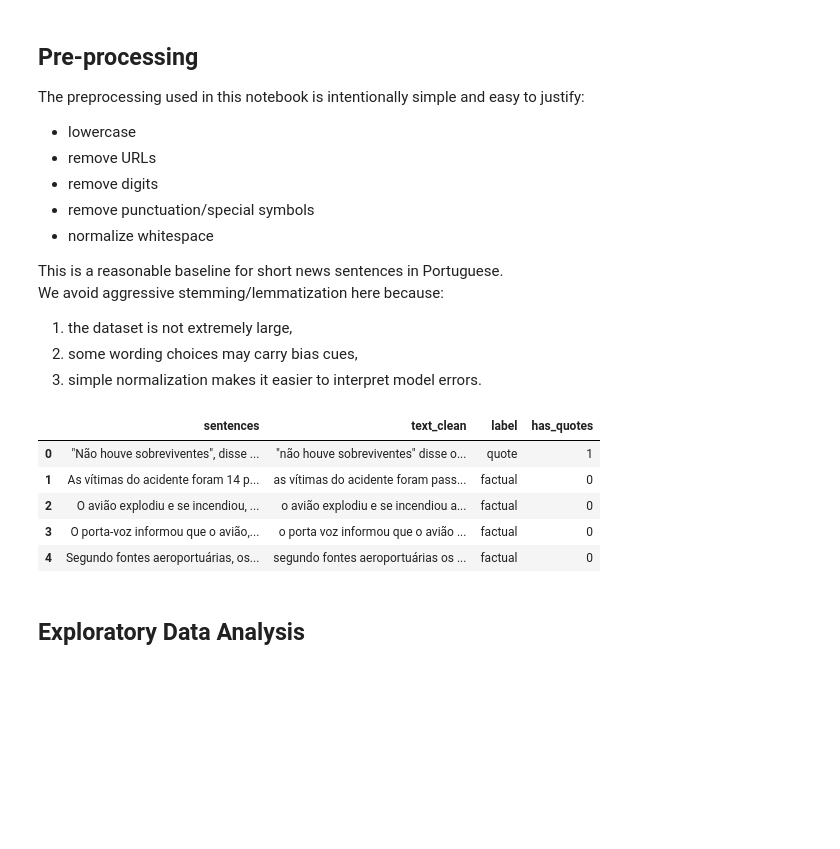
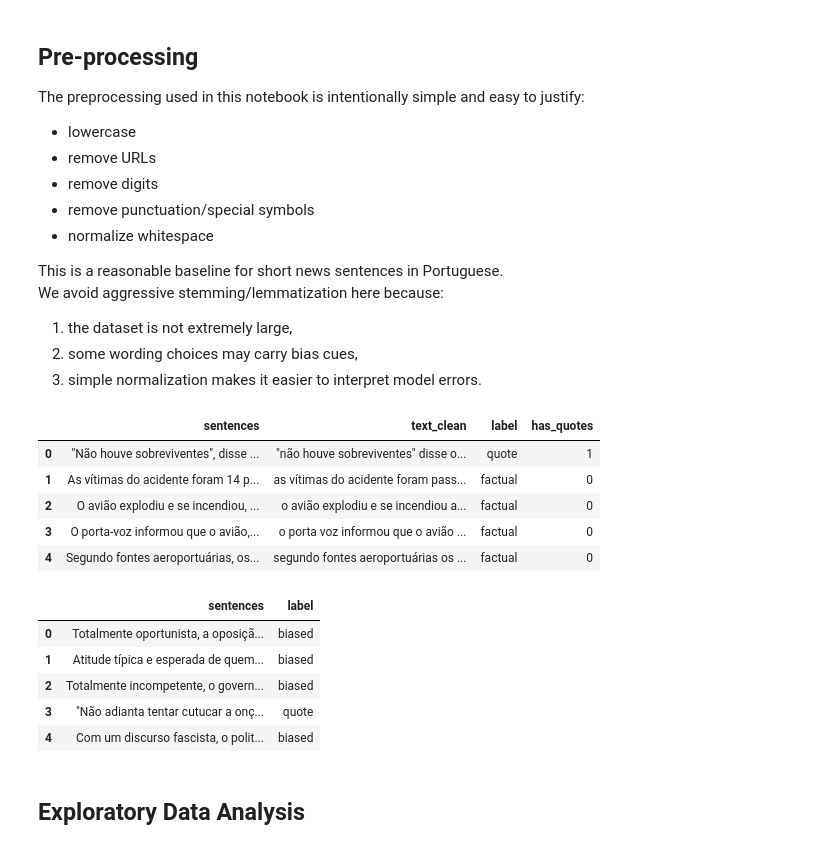
Before and after one commit to tomast100/PLN_Project, a Jupyter notebook: assignment_2.ipynb, the cells around one changed output. Drawn from its saved outputs; the diff is of its cells as text; code cells hidden in the pictures; blank space fills up the shorter version.

```diff
--- a/assignment_2.ipynb
+++ b/assignment_2.ipynb
@@ -167,33 +171,45 @@ def clean_text(text: str) -> str:
     text = re.sub(r"\s+", " ", text).strip()
     return text
 
 
 for frame in (df_main, df_fact):
     frame["text_clean"] = frame["sentences"].apply(clean_text)
     frame["n_chars"] = frame["sentences"].astype(str).str.len()
     frame["n_words"] = frame["text_clean"].str.split().str.len()
     frame["n_double_quotes"] = (frame["sentences"].astype(str).str.replace("“", '"', regex=False).str.replace("”", '"', regex=False).str.count('"'))
     frame["n_single_quotes"] = (frame["sentences"].astype(str).str.replace("‘", "'", regex=False).str.replace("’", "'", regex=False).str.count("'"))
     frame["has_quotes"] = ((frame["n_double_quotes"] + frame["n_single_quotes"]) > 0).astype(int)
 
 main_label_map = {-1: "quote", 0: "factual", 1: "biased"}
 fact_label_map = {0: "factual", 1: "non_factual"}
 
 df_main["label"] = df_main["classe"].map(main_label_map)
 df_fact["label"] = df_fact["classe"].map(fact_label_map)
 
 display(
     df_main[
         ["sentences", "text_clean", "label", "has_quotes"]
     ].head()
 )
+
+display(
+    df_augmented[
+        ["sentences", "label"]
+    ].head()
+)
 # %% [output]
 |  | sentences | text_clean | label | has_quotes |
 | 0 | "Não houve sobreviventes", disse ... | "não houve sobreviventes" disse o... | quote | 1 |
 | 1 | As vítimas do acidente foram 14 p... | as vítimas do acidente foram pass... | factual | 0 |
 | 2 | O avião explodiu e se incendiou, ... | o avião explodiu e se incendiou a... | factual | 0 |
 | 3 | O porta-voz informou que o avião,... | o porta voz informou que o avião ... | factual | 0 |
 | 4 | Segundo fontes aeroportuárias, os... | segundo fontes aeroportuárias os ... | factual | 0 |
+|  | sentences | label |
+| 0 | Totalmente oportunista, a oposiçã... | biased |
+| 1 | Atitude típica e esperada de quem... | biased |
+| 2 | Totalmente incompetente, o govern... | biased |
+| 3 | "Não adianta tentar cutucar a onç... | quote |
+| 4 | Com um discurso fascista, o polit... | biased |
 # %% [markdown]
 ## Exploratory Data Analysis
 # %%
```
Also changed, not shown: parts of 14 cells of this notebook.
